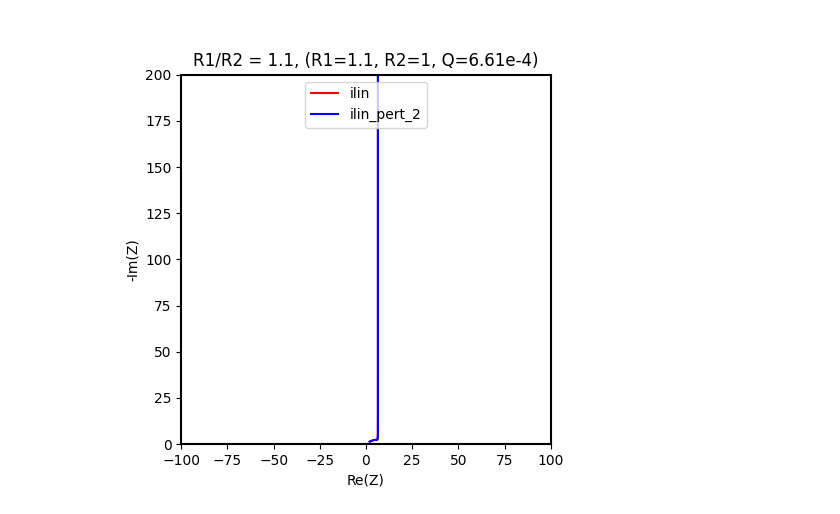
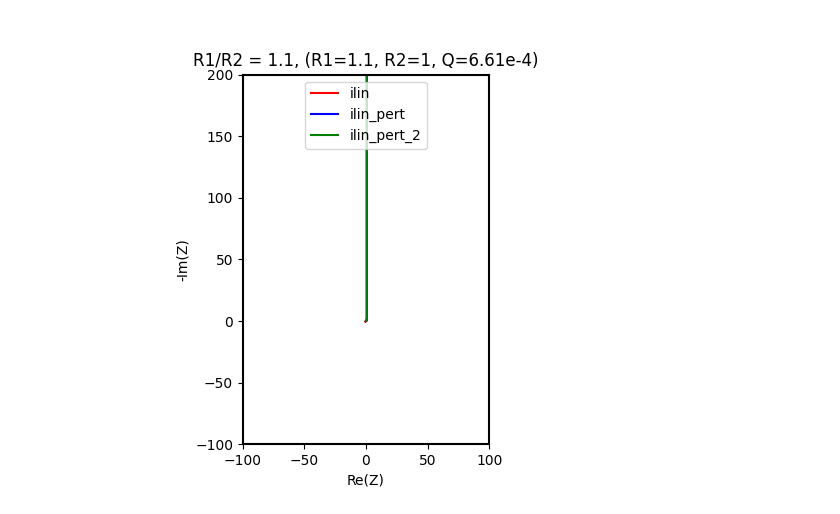
Before and after one commit to Yugal0/fitting-eis-inhomo-electrode, a Jupyter notebook: Inverse_linear.ipynb, the cells around one changed output. Drawn from its saved outputs; the diff is of its cells as text; code cells hidden in the pictures.

```diff
--- a/Inverse_linear.ipynb
+++ b/Inverse_linear.ipynb
@@ -45,32 +45,35 @@ def TLMilinNewzertSecond(p,f):
 
     return Z
 # %%
-initial_guess=[100,1,6.61e-4]
+initial_guess=[1.1,1,6.61e-4]
 tlmilin=CustomCircuit(initial_guess=initial_guess,circuit='TLMilinNew')
-tlmilin_zert=CustomCircuit(initial_guess=initial_guess,circuit='TLMilinNewzertSecond')
+tlmilin_zert=CustomCircuit(initial_guess=initial_guess,circuit='TLMilinNewzert')
+tlmilin_zert_2=CustomCircuit(initial_guess=initial_guess,circuit='TLMilinNewzertSecond')
 # %%
 f_pred = np.logspace(4,-3,num=100)
 tlmilin_pred = tlmilin.predict(f_pred)
-tlmilin__zert_pred = tlmilin.predict(f_pred)
+tlmilin_zert_pred = tlmilin_zert.predict(f_pred)
+tlmilin_zert_2_pred = tlmilin_zert_2.predict(f_pred)
 # %%
 plt.rcParams['axes.linewidth'] = 1.5
 ax= plt.figure().add_subplot()
 ax.set_title("R1/R2 = 1.1, (R1=1.1, R2=1, Q=6.61e-4)")
 # # factor=194.56/1.5
 factor=1
 ax.plot(np.real(tlmilin_pred),-np.imag(tlmilin_pred),"r",label="ilin")
-ax.plot(np.real(tlmilin__zert_pred),-np.imag(tlmilin__zert_pred),"b",label="ilin_pert_2")
+ax.plot(np.real(tlmilin_zert_pred),-np.imag(tlmilin_zert_pred),"b",label="ilin_pert")
+ax.plot(np.real(tlmilin_zert_2_pred),-np.imag(tlmilin_zert_2_pred),"g",label="ilin_pert_2")
 #ax.plot(np.real(tlmlin_semi_pred)/factor,-np.imag(tlmlin_semi_pred)/factor,"g",label="lin_semi")
 #ax.plot(np.real(tlmlin_mix_pred)/factor,-np.imag(tlmlin_mix_pred)/factor,"y",label="lin_mix")
 #ax.plot(np.real(tlmlin_zert_21_pred)/factor,-np.imag(tlmlin_zert_21_pred)/factor,"pink",label="lin_pert_21")
 #ax.plot(np.real(tlmlin_zert_22_pred)/factor,-np.imag(tlmlin_zert_22_pred)/factor,"g",label="lin_pert_22")
 #ax.legend(loc="upper center",ncol=4,bbox_to_anchor=[0.5,-0.14])
 ax.legend(loc="upper center")
 ax.set_xlabel("Re(Z)")
 ax.set_ylabel("-Im(Z)")
 ax.set_aspect("equal")
 ax.set_xlim(-100,100)
-ax.set_ylim(0,200)
+ax.set_ylim(-100,200)
 plt.rcParams['axes.linewidth'] = 1
 # %% [output]
-[figure, old version]
+[figure, new version]
```
